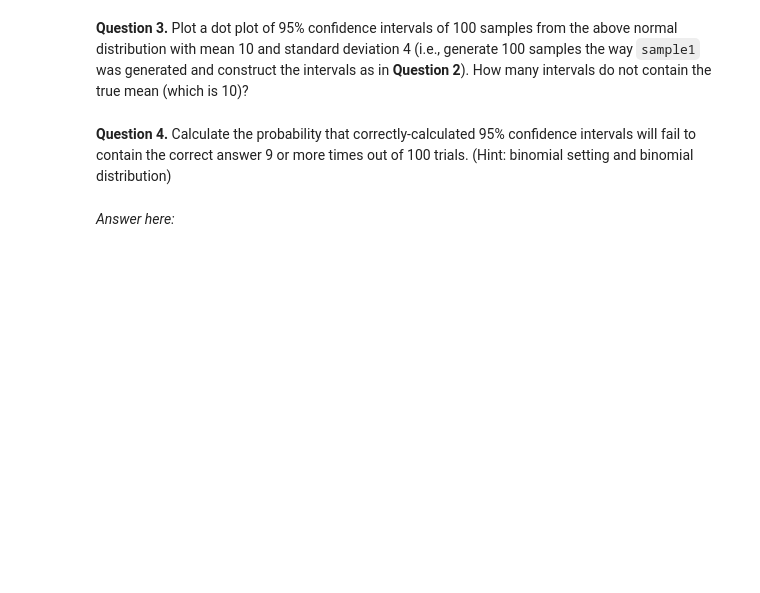
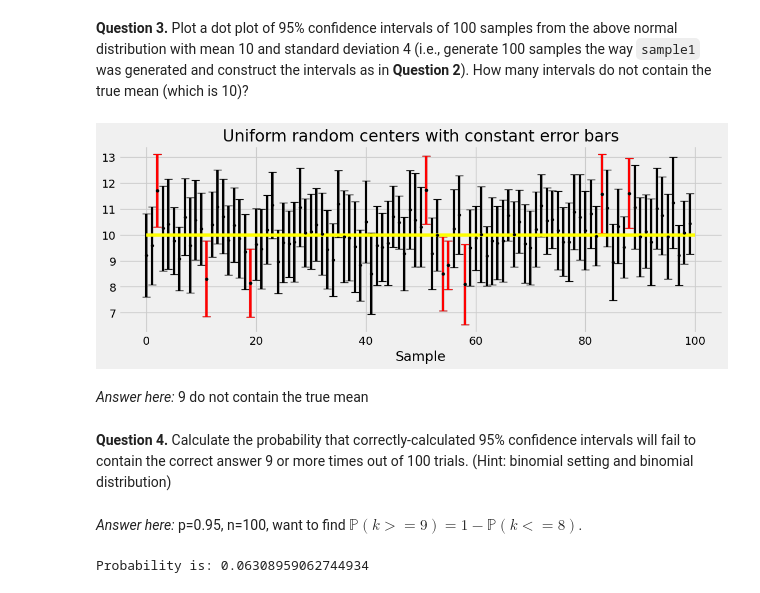
Before and after one commit to mattzhao-R/data-118, a Jupyter notebook: hw/HW06-AUTUMN22.ipynb, the cells around one changed output. Saved outputs shown, nothing was run; the diff lists cells and outputs as text; code cells hidden in the pictures; blank space fills up the shorter version.

```diff
--- a/hw/HW06-AUTUMN22.ipynb
+++ b/hw/HW06-AUTUMN22.ipynb
@@ -268,4 +320,31 @@ sample1
+# %%
+#code here
+means = np.array([])
+ci_err = np.array([])
+for i in np.arange(100):
+    temp_sample=np.random.normal(loc=10, scale=4, size=30)
+    means = np.append(means, np.mean(temp_sample))
+
+    s = np.std(temp_sample)
+    dof = len(temp_sample)-1
+    t_crit = np.abs(t.ppf((1-0.95)/2,dof))
+
+    ci_err = np.append(ci_err, s*t_crit/np.sqrt(len(temp_sample)))
+
+plot_some_dots(means, ci_err, 10,
+               title="Uniform random centers with constant error bars")
+# %% [output]
+[figure, added]
+# %% [markdown]
+*Answer here:* 9 do not contain the true mean
 # %% [markdown]
 **Question 4.**  Calculate the probability that correctly-calculated 95% confidence intervals will fail to contain the correct answer 9 or more times out of 100 trials.  (Hint: binomial setting and binomial distribution)
-# %% [markdown]
-*Answer here:*
+# %% [markdown]
+*Answer here:* p=0.95, n=100, want to find $\mathbb{P}(k>=9) = 1- \mathbb{P}(k<=8)$.
+# %%
+from scipy.stats import binom
+
+k=100-np.arange(0,9)
+print('Probability is: {}'.format(1-np.sum(binom.pmf(k, 100, p=0.95))))
+# %% [output]
+Probability is: 0.06308959062744934
```
Also changed, not shown: parts of 14 cells of this notebook.
